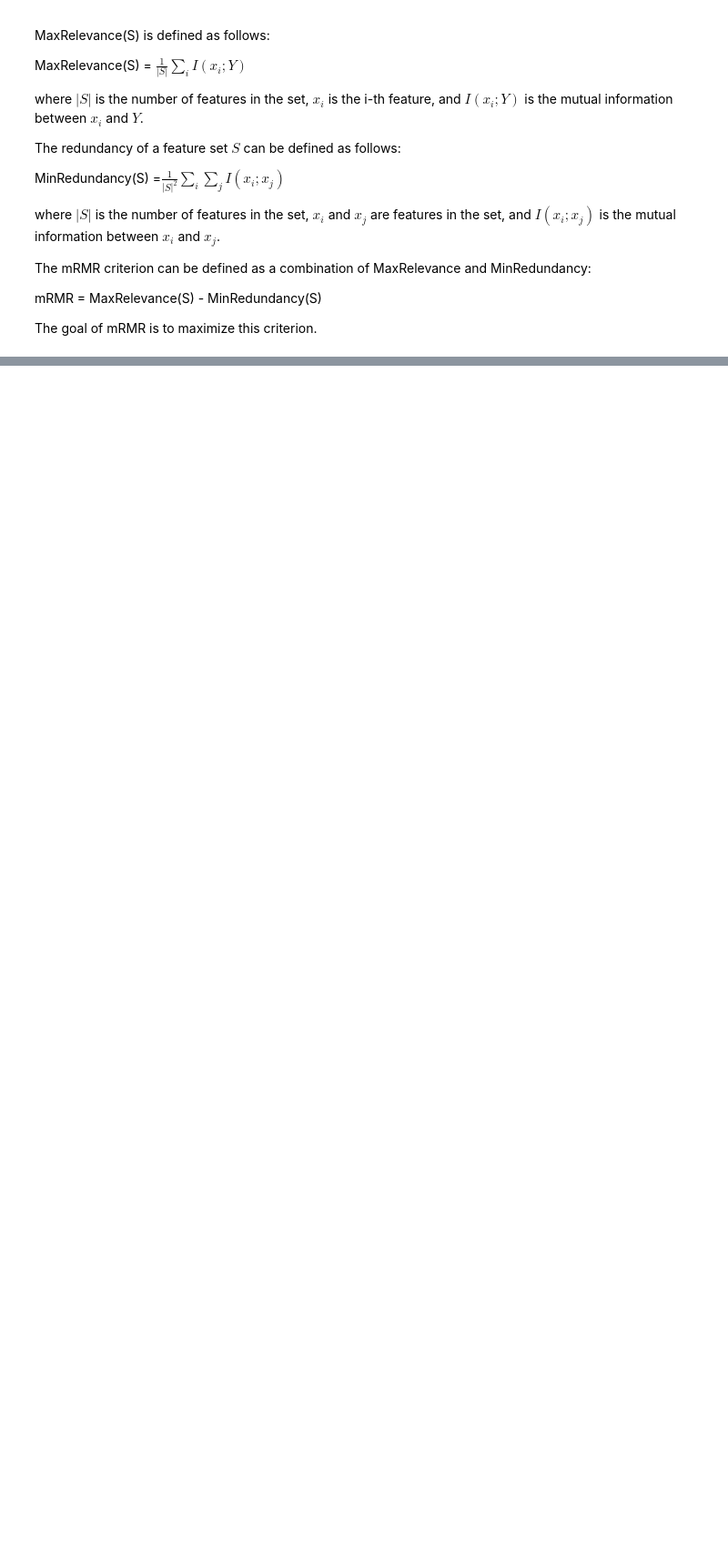
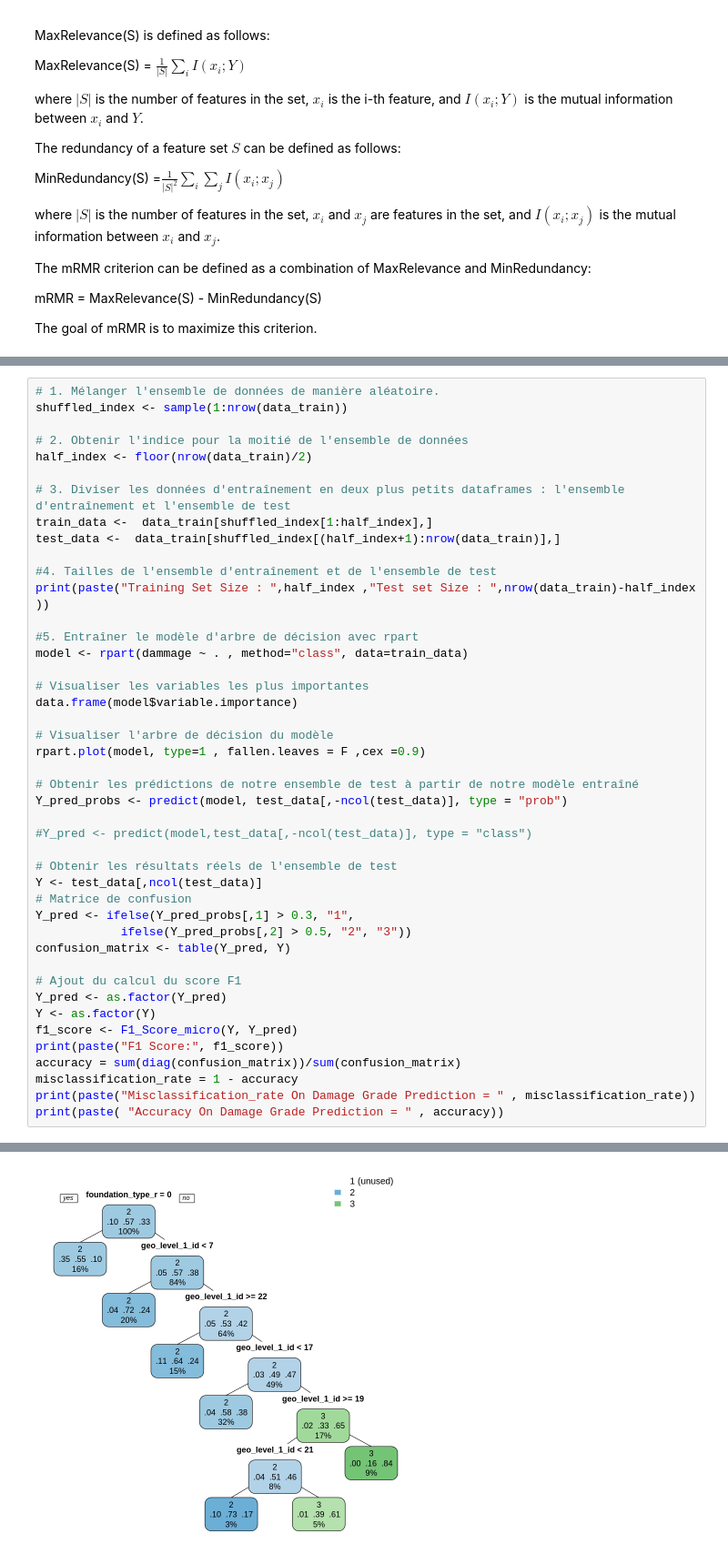
Before and after one commit to cedric-bit/MLP, a Jupyter notebook: LEDKDC.ipynb, the cells around one changed output, grey strips where cells are left out. Shown: that part at 91% size. Drawn from its saved outputs; the diff is of its cells as text; blank space fills up the shorter version.

```diff
--- a/LEDKDC.ipynb
+++ b/LEDKDC.ipynb
@@ -508,0 +805,45 @@ The goal of mRMR is to maximize this criterion.
+# %%
+# 1. Mélanger l'ensemble de données de manière aléatoire.
+shuffled_index <- sample(1:nrow(data_train))
+
+# 2. Obtenir l'indice pour la moitié de l'ensemble de données
+half_index <- floor(nrow(data_train)/2)
+
+# 3. Diviser les données d'entraînement en deux plus petits dataframes : l'ensemble d'entraînement et l'ensemble de test
+train_data <-  data_train[shuffled_index[1:half_index],]
+test_data <-  data_train[shuffled_index[(half_index+1):nrow(data_train)],]
+
+#4. Tailles de l'ensemble d'entraînement et de l'ensemble de test
+print(paste("Training Set Size : ",half_index ,"Test set Size : ",nrow(data_train)-half_index ))
+
+#5. Entraîner le modèle d'arbre de décision avec rpart
+model <- rpart(dammage ~ . , method="class", data=train_data)
+
+# Visualiser les variables les plus importantes
+data.frame(model$variable.importance)
+
+# Visualiser l'arbre de décision du modèle
+rpart.plot(model, type=1 , fallen.leaves = F ,cex =0.9)
+
+# Obtenir les prédictions de notre ensemble de test à partir de notre modèle entraîné
+Y_pred_probs <- predict(model, test_data[,-ncol(test_data)], type = "prob")
+
+#Y_pred <- predict(model,test_data[,-ncol(test_data)], type = "class")
+
+# Obtenir les résultats réels de l'ensemble de test
+Y <- test_data[,ncol(test_data)]
+# Matrice de confusion
+Y_pred <- ifelse(Y_pred_probs[,1] > 0.3, "1",
+            ifelse(Y_pred_probs[,2] > 0.5, "2", "3"))
+confusion_matrix <- table(Y_pred, Y)
+
+# Ajout du calcul du score F1
+Y_pred <- as.factor(Y_pred)
+Y <- as.factor(Y)
+f1_score <- F1_Score_micro(Y, Y_pred)
+print(paste("F1 Score:", f1_score))
+accuracy = sum(diag(confusion_matrix))/sum(confusion_matrix)
+misclassification_rate = 1 - accuracy
+print(paste("Misclassification_rate On Damage Grade Prediction = " , misclassification_rate))
+print(paste( "Accuracy On Damage Grade Prediction = " , accuracy))
+# %% [output]
@@ -508,0 +873 @@ The goal of mRMR is to maximize this criterion.
+[figure, added]
```
Also changed, not shown: parts of 29 cells of this notebook.
